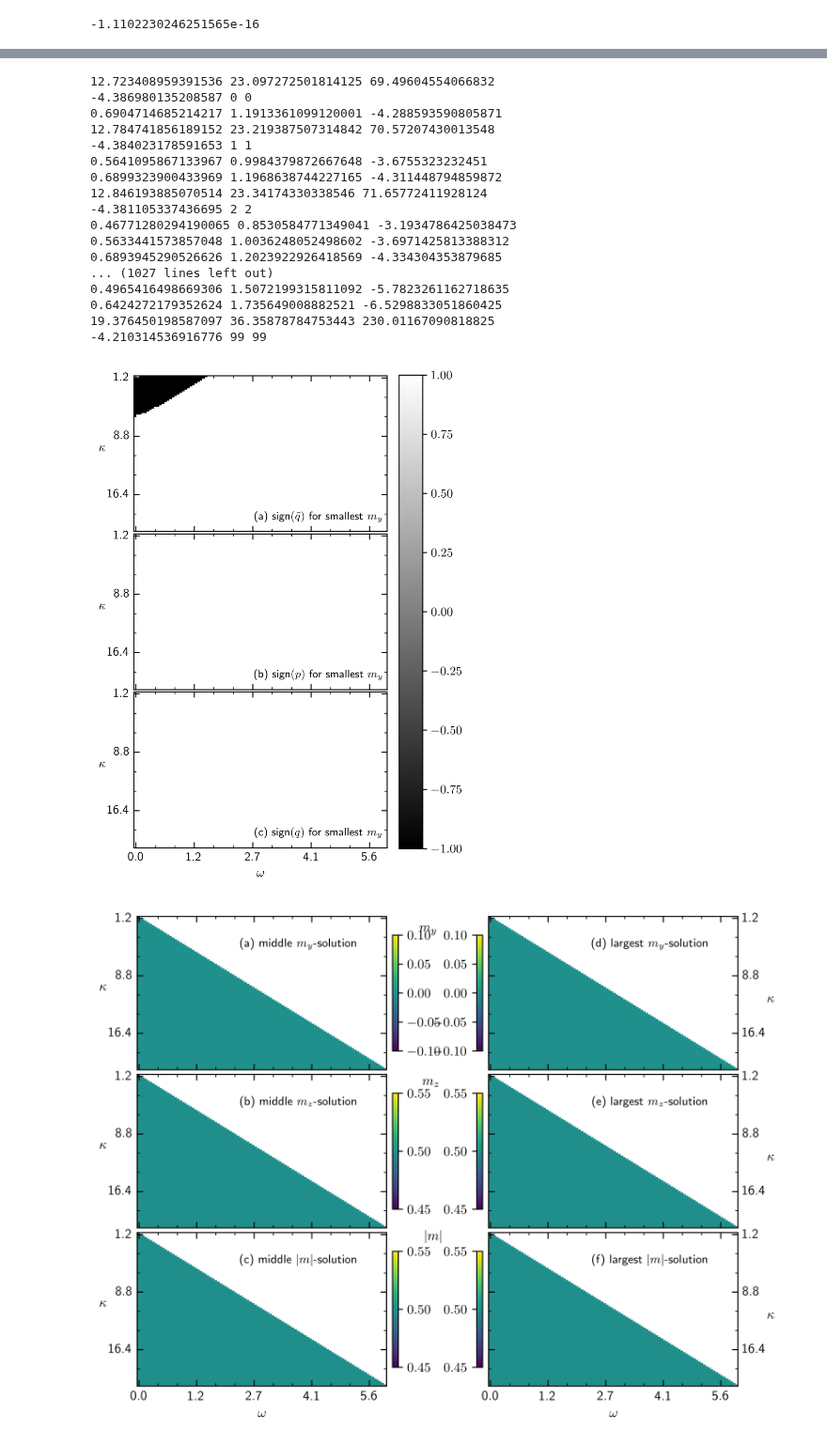
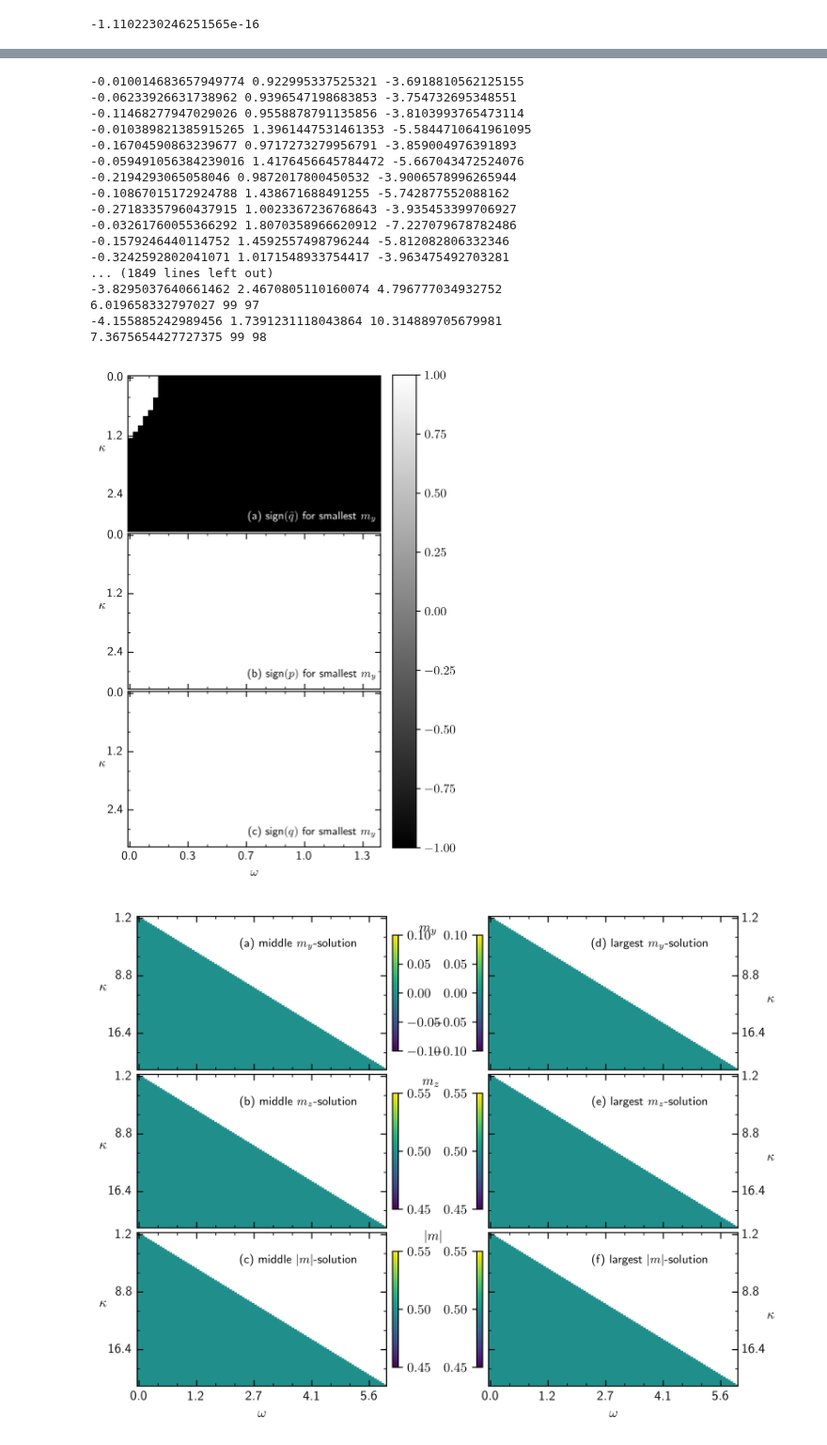
Before and after one commit to ChriGomm/Bachelor_sympy, a Jupyter notebook: sign_lam.ipynb, the cells around one changed output, grey strips where cells are left out. Shown at 94% size. Saved outputs shown, nothing was run; the diff lists cells and outputs as text; code cells hidden in the pictures.

```diff
--- a/sign_lam.ipynb
+++ b/sign_lam.ipynb
@@ -130,8 +130,8 @@ def maxF(w,k,G,gamma):
 
 def lamtest(y,w,k,Gam,sgam):
     A = AOK(k,Gam,sgam)
-    p = Gam**2+A/2+3*k**2*y**2-4*y*w*k+w**2
-    q = Gam**2*(A/2+3*k**2*y**2-4*y*w*k+w**2)+Gam**2*(2*y*k-w)*(y*k-w)
+    p = Gam**2+A/2+k**2*y**2-y*w*k
+    q = Gam**2*(A/2+k**2*y**2-y*w*k)+Gam**2*(2*y*k-w)*(y*k-w)
     return p, p**2-4*q, q
 
 
@@ -349,8 +349,8 @@ class Setup_Fig():
         return fig, ax
 # %%
 # boundary in W-K for the number of fixed points determination
-K = np.linspace(6,8,100)
-# K = np.linspace(1+1/10**4,20,100)
+# K = np.linspace(6,8,100)
+K = np.linspace(1+1/10**4,20,100)
 W = np.zeros_like(K)
 for i in range(len(K)):
     # print(FKK(1/10**6,k[i]),FKK(10**5,k[i]))
@@ -471,9 +488,16 @@ sqrt_interior = np.zeros_like(root)
 lamda = np.zeros_like(root)
 border = np.zeros_like(root)
 q = np.zeros_like(root)
+num_eig = np.zeros((root.shape[0],root.shape[1],root.shape[2],3),dtype=np.complex64)
 for s in range(3):
     for i in range(np.shape(k)[0]):
         for j in range(np.shape(w)[0]):
+            if i>j:
+                ms = np.array([0,root[i,j,s],m_z(root[i,j,s],w[j],k[i],Gam)])
+                jac = jac_gl_np(0,ms,w[j],k[i],Gam,sgam)
+                num_eig[i,j,s,:],trash= np.linalg.eig(jac)
+                # print(np.linalg.eig(jac)[0])
+
             if s<0 and i!=j:
                 border[i,j,s]=np.nan
             elif s>=0 and i>j:
@@ -502,7 +526,8 @@ setup.fig_height=20.6*cm #29.1*cm
 setup.DEFAULT_HEAT_EXTEND = (-0.5,64.5,39.5,-0.5)
 fig, ax = setup.return_fig(shape=(3,2),dots_per_inch=600)
 # plotstruct = [[sqrt_interior[:,:,0],sqrt_interior[:,:,1],sqrt_interior[:,:,2]],[q[:,:,0],q[:,:,1],q[:,:,2]]]
-plotstruct = [[sqrt_interior[:,:,1],p[:,:,1],q[:,:,1]],[sqrt_interior[:,:,2],p[:,:,2],q[:,:,2]]]
+plotstruct = [[np.imag(num_eig[:,:,2,1]).astype(np.float64),np.real(num_eig[:,:,2,1]).astype(np.float64),np.real(num_eig[:,:,2,2]).astype(np.float64)],[sqrt_interior[:,:,2],p[:,:,2],q[:,:,2]]]
+# plotstruct = [[sqrt_interior[:,:,1],p[:,:,1],q[:,:,1]],[sqrt_interior[:,:,2],p[:,:,2],q[:,:,2]]]
 # title = [[r'(a) $\tilde{q}$ for smallest $m_y$',r'(b) $\tilde{q}$ for middle $m_y$',r'(c) $\tilde{q}$ for largest $m_y$'],[r'(d) $p$ for smallest $m_y$',r'(e) $p$ for middle $m_y$',r'(f) $p$ for largest $m_y$']]
 title = [[r'(a) sign$(\tilde{q})$ for middle $m_y$',r'(b) sign$(p)$ for middle $m_y$',r'(c) sign$(q)$ for middle $m_y$'],[r'(d) sign$(\tilde{q})$ for largest $m_y$',r'(e) sign$(p)$ for largest $m_y$',r'(f) sign$(q)$ for largest $m_y$']]
 images = []
@@ -525,7 +550,7 @@ cdict1 = {
 colormap = LinearSegmentedColormap('red',cdict1)
 for i in range(3):
     for j in range(2):
-        im = ax[i,j].imshow(np.sign(plotstruct[j][i]),cmap='gray',vmin=-1,vmax=1,extent=(-0.5,64.5,39.5,-0.5))
+        im = ax[i,j].imshow(np.sign(plotstruct[j][i]),cmap='gray',extent=(-0.5,64.5,39.5,-0.5))
         borderline = ax[i,j].imshow(border[:,:,i],cmap=colormap,vmin=-1,vmax=1,extent=(-0.5,64.5,39.5,-0.5))
         ax[i,j].set_title(title[j][i],loc='center',y=-0.45,fontsize=9)
         ax[i,j].set_xlabel(r'$\omega$')
@@ -536,7 +561,7 @@ for i in range(3):
         # im.set_extend(((-0.5,39.5,39.5,-0.5)))
         images.append(im)
 # cbar1 = fig.colorbar(images[3],ax=ax,orientation='vertical',fraction=0.05)
-cbar2 = fig.colorbar(images[-2],ax=ax,orientation='vertical',shrink=0.934)
+        cbar2 = fig.colorbar(images[-1],ax=ax[i,j],orientation='vertical',shrink=0.934)
 # fig.tight_layout()
 # plt.figtext(s=r'\,\\Figure 5: The figures a-c present the sign of the interior of the square root for the eigenvalues $\lambda_{23}$ \\for the different fixed points and parameter configurations. Figures d-f show in the same manner \\the sign of $p$. In the entire setup is \\$\Gamma=1$ and $\gamma=0.2$ fixed.',x=0,y=0,fontsize=10,bbox=dict(xy=(0,0),width=5,height=5,boxstyle='Square'))
 # plt.savefig('/home/christian/Documents/Bachelor/protocol/pictures/'+setup.name_of_plot,bbox_inches='tight')
@@ -547,34 +592,35 @@ plt.show()
 mask = p*q
 area_kw = []
 area_roots = []
+axis = 2
 for i in range(len(k)):
     for j in range(len(w)):
-        if mask[i,j,1]>0 and mask[i,j,1]!=np.nan and i>=j and p[i,j,1]>0:
-            print(p[i,j,1],q[i,j,1],sqrt_interior[i,j,1],)
-            if (sqrt_interior[i,j,1]>=0):
-                print((-p[i,j,1]+np.sqrt(sqrt_interior[i,j,1])),i,j)
+        if mask[i,j,axis]<0 and mask[i,j,axis]!=np.nan and i>j and p[i,j,axis]<0:
+            print(p[i,j,axis],q[i,j,axis],sqrt_interior[i,j,axis])
+            if (sqrt_interior[i,j,axis]>=0):
+                print((-p[i,j,axis]+np.sqrt(sqrt_interior[i,j,axis])),i,j)
             area_kw.append([k[i],w[j]])
-            area_roots.append(root[i,j,1])
+            area_roots.append(root[i,j,axis])
 area_kw=np.array(area_kw)
 area_roots = np.array(area_roots)
 # %% [output]
-12.723408959391536 23.097272501814125 69.49604554066832
--4.386980135208587 0 0
-0.6904714685214217 1.1913361099120001 -4.288593590805871
-12.784741856189152 23.219387507314842 70.57207430013548
--4.384023178591653 1 1
-0.5641095867133967 0.9984379872667648 -3.6755323232451
-0.6899323900433969 1.1968638744227165 -4.311448794859872
-12.846193885070514 23.34174330338546 71.65772411928124
--4.381105337436695 2 2
-0.46771280294190065 0.8530584771349041 -3.1934786425038473
-0.5633441573857048 1.0036248052498602 -3.6971425813388312
-0.6893945290526626 1.2023922926418569 -4.334304353879685
-... (1027 lines left out)
-0.4965416498669306 1.5072199315811092 -5.7823261162718635
-0.6424272179352624 1.735649008882521 -6.5298833051860425
-19.376450198587097 36.35878784753443 230.01167090818825
--4.210314536916776 99 99
+-0.010014683657949774 0.922995337525321 -3.6918810562125155
+-0.06233926631738962 0.9396547198683853 -3.754732695348551
+-0.11468277947029026 0.9558878791135856 -3.8103993765473114
+-0.010389821385915265 1.3961447531461353 -5.5844710641961095
+-0.16704590863239677 0.9717273279956791 -3.859004976391893
+-0.059491056384239016 1.4176456645784472 -5.667043472524076
+-0.2194293065058046 0.9872017800450532 -3.9006578996265944
+-0.10867015172924788 1.438671688491255 -5.742877552088162
+-0.27183357960437915 1.0023367236768643 -3.935453399706927
+-0.03261760055366292 1.8070358966620912 -7.227079678782486
+-0.1579246440114752 1.4592557498796244 -5.812082806332346
+-0.3242592802041071 1.0171548933754417 -3.963475492703281
+... (1849 lines left out)
+-3.8295037640661462 2.4670805110160074 4.796777034932752
+6.019658332797027 99 97
+-4.155885242989456 1.7391231118043864 10.314889705679981
+7.3675654427727375 99 98
 # %%
 maxi = max(area_kw[:,1])
 for i in range(area_kw.shape[0]):
@@ -635,35 +681,38 @@ cdict1 = {
         (0.0, 0.0, 1.0),
         (1.0, 0.1, 0.0),
     ),
     'green': (
         (0.0, 0.0, 1.0),
         (1.0, 0.1, 0.0),
 
     )
 }
 colormap = LinearSegmentedColormap('red',cdict1)
 for i in range(3):
     # for j in range(2):
         im = ax[i].imshow(np.sign(plotstruct[i]),cmap='gray',vmin=-1,vmax=1,extent=(-0.5,64.5,39.5,-0.5))
         # borderline = ax[i].imshow(border[:,:,i],cmap=colormap,vmin=-1,vmax=1,extent=(-0.5,64.5,39.5,-0.5))
-        ax[i].set_title(title[i],x=0.73,y=0.03,fontsize=9)
+        if i==0:
+            ax[i].set_title(title[i],x=0.73,y=0.03,fontsize=9,color='1')
+        else:
+            ax[i].set_title(title[i],x=0.73,y=0.03,fontsize=9)
         # ax[i].set_xlabel(r'$\omega$')
         ax[i].set_ylabel(r'$\kappa$',rotation=0)
 
         # ax[i,j].plot(w,k)
         # im.set_extend(((-0.5,39.5,39.5,-0.5)))
         images.append(im)
 # cbar1 = fig.colorbar(images[3],ax=ax,orientation='vertical',fraction=0.05)
 cbar2 = fig.colorbar(images[-2],ax=ax,orientation='vertical',shrink=0.684,anchor=(3.5,0.5))
 ax[i].set_xlabel(r'$\omega$')
 plt.subplots_adjust(hspace=-0.58)
 
 # fig.tight_layout()
 # plt.figtext(s=r'\,\\Figure 5: The figures a-c present the sign of the interior of the square root for the eigenvalues $\lambda_{23}$ \\for the different fixed points and parameter configurations. Figures d-f show in the same manner \\the sign of $p$. In the entire setup is \\$\Gamma=1$ and $\gamma=0.2$ fixed.',x=0,y=0,fontsize=10,bbox=dict(xy=(0,0),width=5,height=5,boxstyle='Square'))
 # plt.savefig('/home/christian/Documents/Bachelor/protocol/pictures/'+setup.name_of_plot,bbox_inches='tight')
 plt.show()
 # %% [output]
-[figure, old version]
+[figure, new version]
 # %%
 #heatmap fixp boundaries middle and large solution
 from matplotlib.colors import LinearSegmentedColormap
```
Also changed, not shown: parts of 7 cells of this notebook.
